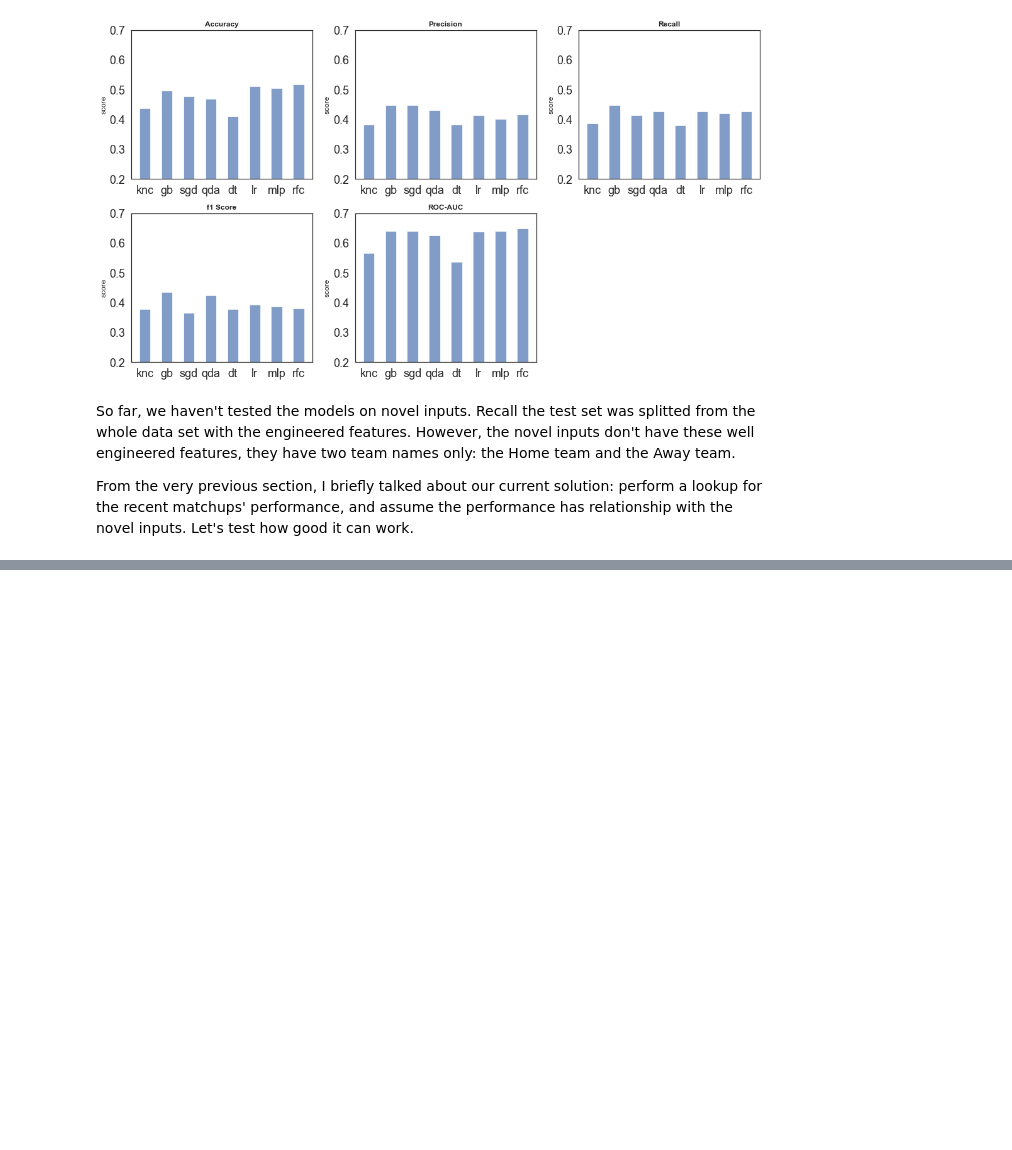
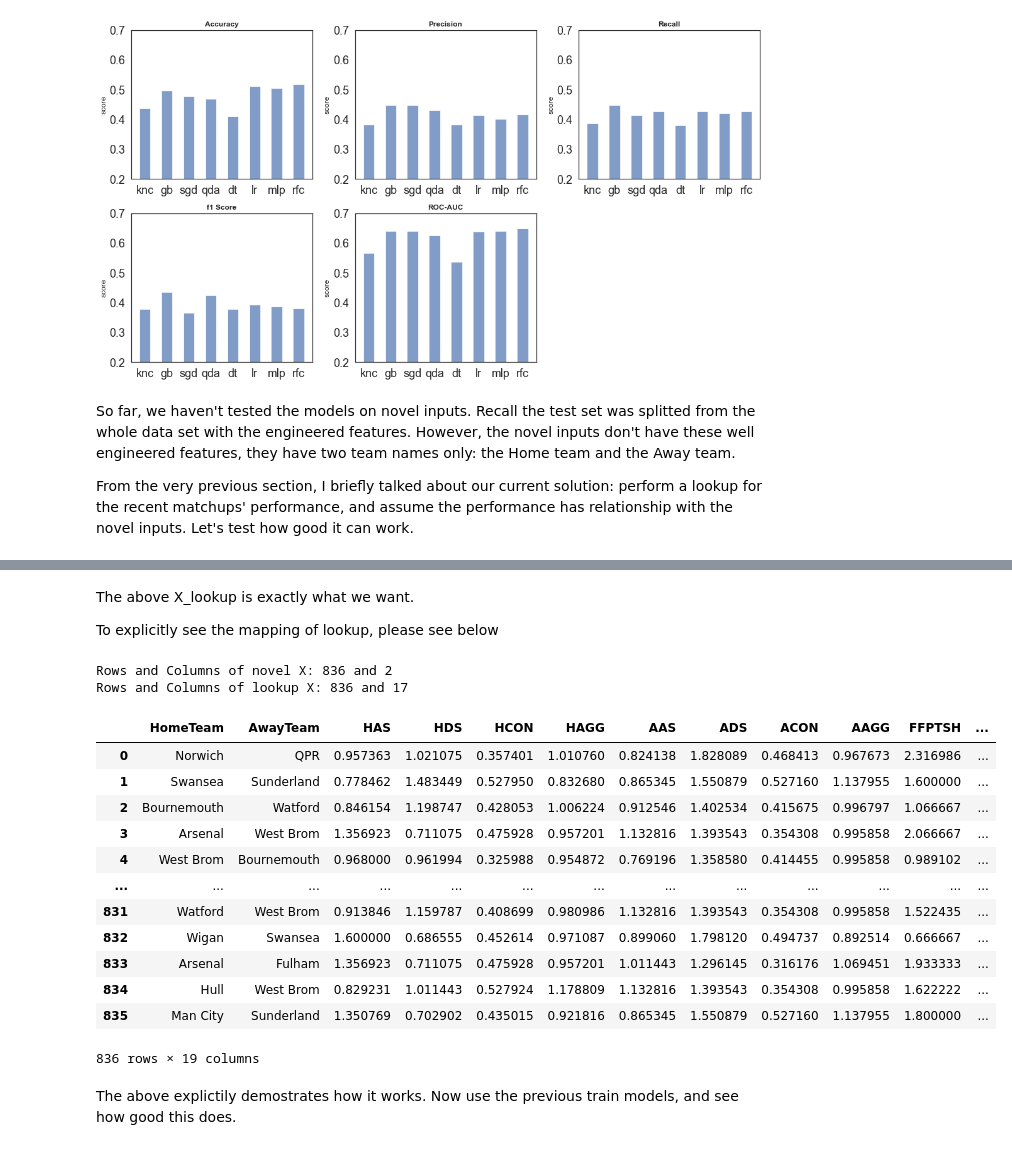
Before and after one commit to arundathi-shanthini/Beat-the-Bookie, a Jupyter notebook: Code/Beat The Bookie.ipynb, the cells around one changed output, grey strips where cells are left out. Saved outputs shown, nothing was run; the diff lists cells and outputs as text; code cells hidden in the pictures; blank space fills up the shorter version.

```diff
--- a/Code/Beat The Bookie.ipynb
+++ b/Code/Beat The Bookie.ipynb
@@ -1188,0 +1194,30 @@ X_train
+# %% [markdown]
+The above X_lookup is exactly what we want.
+
+To explicitly see the mapping of lookup, please see below
+# %%
+X_novel_reset = X_novel.reset_index().drop(columns = 'index')
+
+print('Rows and Columns of novel X: %d and %d\nRows and Columns of lookup X: %d and %d'
+      %(*X_novel_reset.shape, *X_lookup.shape))
+
+#Mike: show the mapping
+pd.concat([X_novel_reset, X_lookup], axis = 1)
+# %% [output]
+Rows and Columns of novel X: 836 and 2
+Rows and Columns of lookup X: 836 and 17
+|  | HomeTeam | AwayTeam | HAS | HDS | HCON | HAGG | AAS | ADS | ACON | AAGG | FFPTSH | ... |
+| 0 | Norwich | QPR | 0.957363 | 1.021075 | 0.357401 | 1.010760 | 0.824138 | 1.828089 | 0.468413 | 0.967673 | 2.316986 | ... |
+| 1 | Swansea | Sunderland | 0.778462 | 1.483449 | 0.527950 | 0.832680 | 0.865345 | 1.550879 | 0.527160 | 1.137955 | 1.600000 | ... |
+| 2 | Bournemouth | Watford | 0.846154 | 1.198747 | 0.428053 | 1.006224 | 0.912546 | 1.402534 | 0.415675 | 0.996797 | 1.066667 | ... |
+| 3 | Arsenal | West Brom | 1.356923 | 0.711075 | 0.475928 | 0.957201 | 1.132816 | 1.393543 | 0.354308 | 0.995858 | 2.066667 | ... |
+| 4 | West Brom | Bournemouth | 0.968000 | 0.961994 | 0.325988 | 0.954872 | 0.769196 | 1.358580 | 0.414455 | 0.995858 | 0.989102 | ... |
+| ... | ... | ... | ... | ... | ... | ... | ... | ... | ... | ... | ... | ... |
+| 831 | Watford | West Brom | 0.913846 | 1.159787 | 0.408699 | 0.980986 | 1.132816 | 1.393543 | 0.354308 | 0.995858 | 1.522435 | ... |
+| 832 | Wigan | Swansea | 1.600000 | 0.686555 | 0.452614 | 0.971087 | 0.899060 | 1.798120 | 0.494737 | 0.892514 | 0.666667 | ... |
+| 833 | Arsenal | Fulham | 1.356923 | 0.711075 | 0.475928 | 0.957201 | 1.011443 | 1.296145 | 0.316176 | 1.069451 | 1.933333 | ... |
+| 834 | Hull | West Brom | 0.829231 | 1.011443 | 0.527924 | 1.178809 | 1.132816 | 1.393543 | 0.354308 | 0.995858 | 1.622222 | ... |
+| 835 | Man City | Sunderland | 1.350769 | 0.702902 | 0.435015 | 0.921816 | 0.865345 | 1.550879 | 0.527160 | 1.137955 | 1.800000 | ... |
+836 rows × 19 columns
+# %% [markdown]
+The above explictily demostrates how it works. Now use the previous train models, and see how good this does.
```
Also changed, not shown: parts of 24 cells of this notebook.
